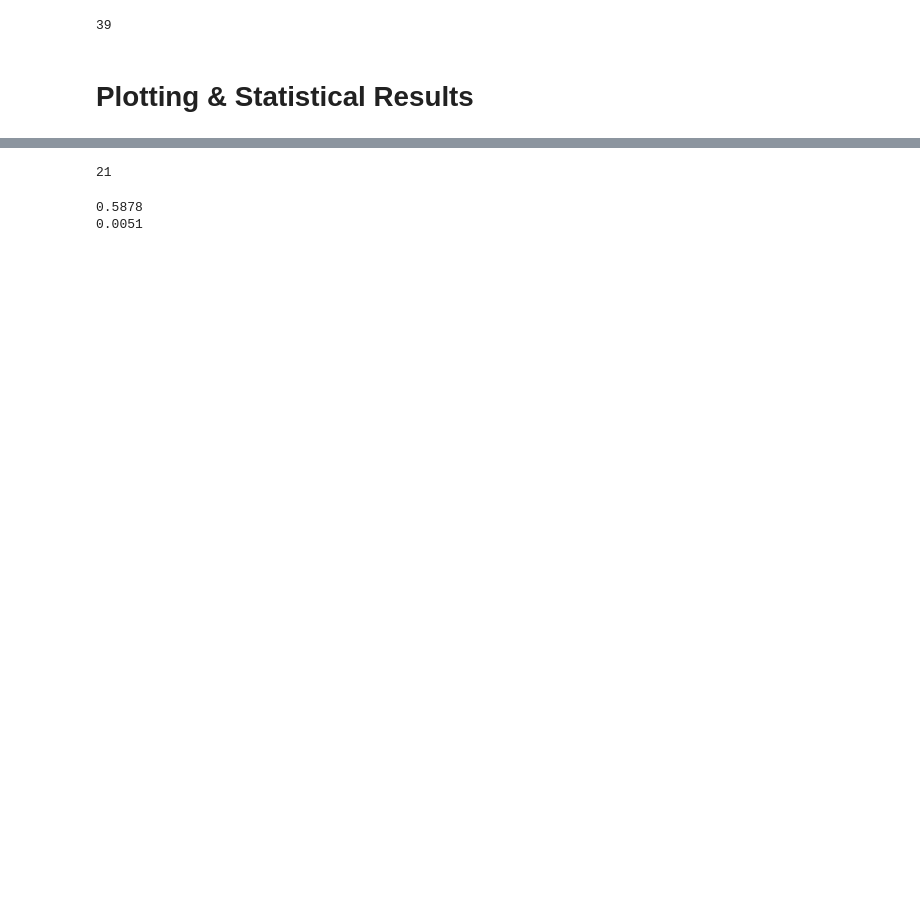
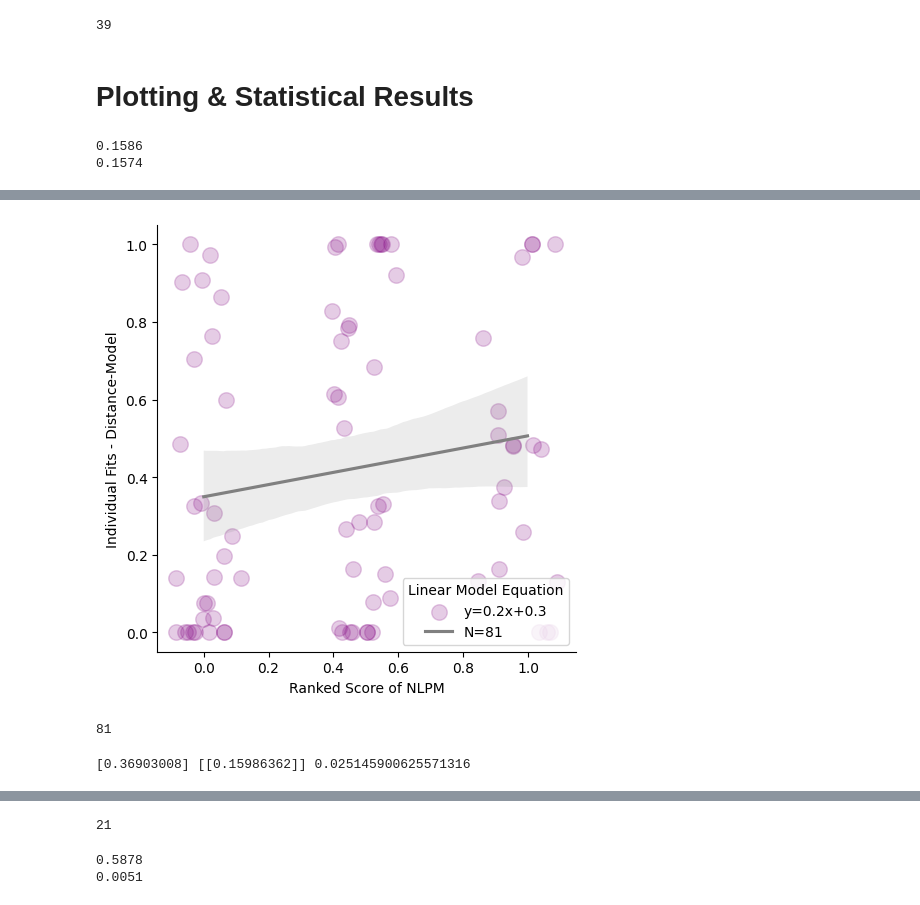
Before and after one commit to tehillamo/GitPlayground4, a Jupyter notebook: Bert_TextAnalysis.ipynb, the cells around one changed output, grey strips where cells are left out. Drawn from its saved outputs; the diff is of its cells as text; code cells hidden in the pictures; blank space fills up the shorter version.

```diff
--- a/Bert_TextAnalysis.ipynb
+++ b/Bert_TextAnalysis.ipynb
@@ -697,6 +923,7 @@ for i in range(41):
 # %% [markdown]
 Choosing **only the 'super describers'** from the Solo Condition
 # %%
+Exp3_scores_and_lables_full = Exp3_scores_and_lables
 Exp3_Q1_super_describers = Exp3_q1_all_sub.index
 Exp3_scores_and_lables = Exp3_scores_and_lables.loc[Exp3_Q1_super_describers]
 # %% [markdown]
@@ -713,3 +980,45 @@ len(df_all_exp['Lable'])
 39
 # %% [markdown]
 # Plotting & Statistical Results
+# %%
+both_fullest_datasets = [Exp2_scores_and_lables_full, Exp3_scores_and_lables_full]
+both_fullest_datasets = pd.concat(both_fullest_datasets)
+# %%
+
+import matplotlib.pyplot as plt
+from scipy.stats.stats import pearsonr
+from google.colab import files
+
+import numpy as np, pandas as pd;
+import seaborn as sns;
+import matplotlib.pyplot as plt
+from scipy import stats
+#extract correlation coefficient (rounded to 4 decimal places)
+exp2_r_fullest = round(pearsonr(both_fullest_datasets['weightDist'], both_fullest_datasets['Score'])[0], 4)
+#r_bayes = round(pearsonr(Exp2_scores_and_lables['Score'], Exp2_scores_and_lables['ResistBayes'])[0], 4)
+print(exp2_r_fullest)
+
+#extract p-value (rounded to 4 decimal places)
+exp2_p_fullest = round(pearsonr(both_fullest_datasets['weightDist'], both_fullest_datasets['Score'])[1], 4)
+#p_bayes = round(pearsonr(Exp2_scores_and_lables['Score'], Exp2_scores_and_lables['ResistBayes'])[1], 4)
+print(exp2_p_fullest)
+
+
+N = len(both_fullest_datasets.index[0:])
+colors = np.random.rand(N)
+
+slope, intercept, r_value, p_value, std_err = stats.linregress(both_fullest_datasets['Score'],both_fullest_datasets['weightDist'])
+
+ax = sns.lmplot(data = both_fullest_datasets, x = 'Score', y = 'weightDist',
+                markers=["."], palette="Set1",
+                x_jitter = .1, scatter_kws = {'color': 'purple', 'alpha': 0.2, 's':500},
+                line_kws={'label':"y={0:.1f}x+{1:.1f}".format(slope,intercept), 'color': 'grey'})
+plt.xlabel('Ranked Score of NLPM')
+plt.ylabel('Individual Fits - Distance-Model')
+plt.legend(title='Linear Model Equation', loc='lower right', labels=["y={0:.1f}x+{1:.1f}".format(slope,intercept), "N=81"])
+plt.savefig('Dist_Full.png',dpi=300)
+files.download("Dist_Full.png")
+plt.show(ax)
+# %% [output]
+0.1586
+0.1574
@@ -715,0 +1027,28 @@ len(df_all_exp['Lable'])
+[figure, added]
+# %%
+
+N = len(both_fullest_datasets.index[0:])
+colors = np.random.rand(N)
+N
+# %% [output]
+81
+# %%
+from sklearn.linear_model import LinearRegression
+
+#initiate linear regression model
+model_full_dist = LinearRegression()
+weights_all = np.array(both_fullest_datasets['weightDist'])
+weights_all  = np.reshape(weights_all,(-1,1))
+scores_all = np.array(both_fullest_datasets['Score'])
+scores_all  = np.reshape(scores_all,(-1,1))
+
+#define predictor and response variables
+X, y = weights_all, scores_all
+
+#fit regression model
+model_full_dist.fit(X, y)
+
+#display regression coefficients and R-squared value of model
+print(model_full_dist.intercept_, model_full_dist.coef_, model_full_dist.score(X, y))
+# %% [output]
+[0.36903008] [[0.15986362]] 0.025145900625571316
```
Also changed, not shown: parts of 60 cells of this notebook.
